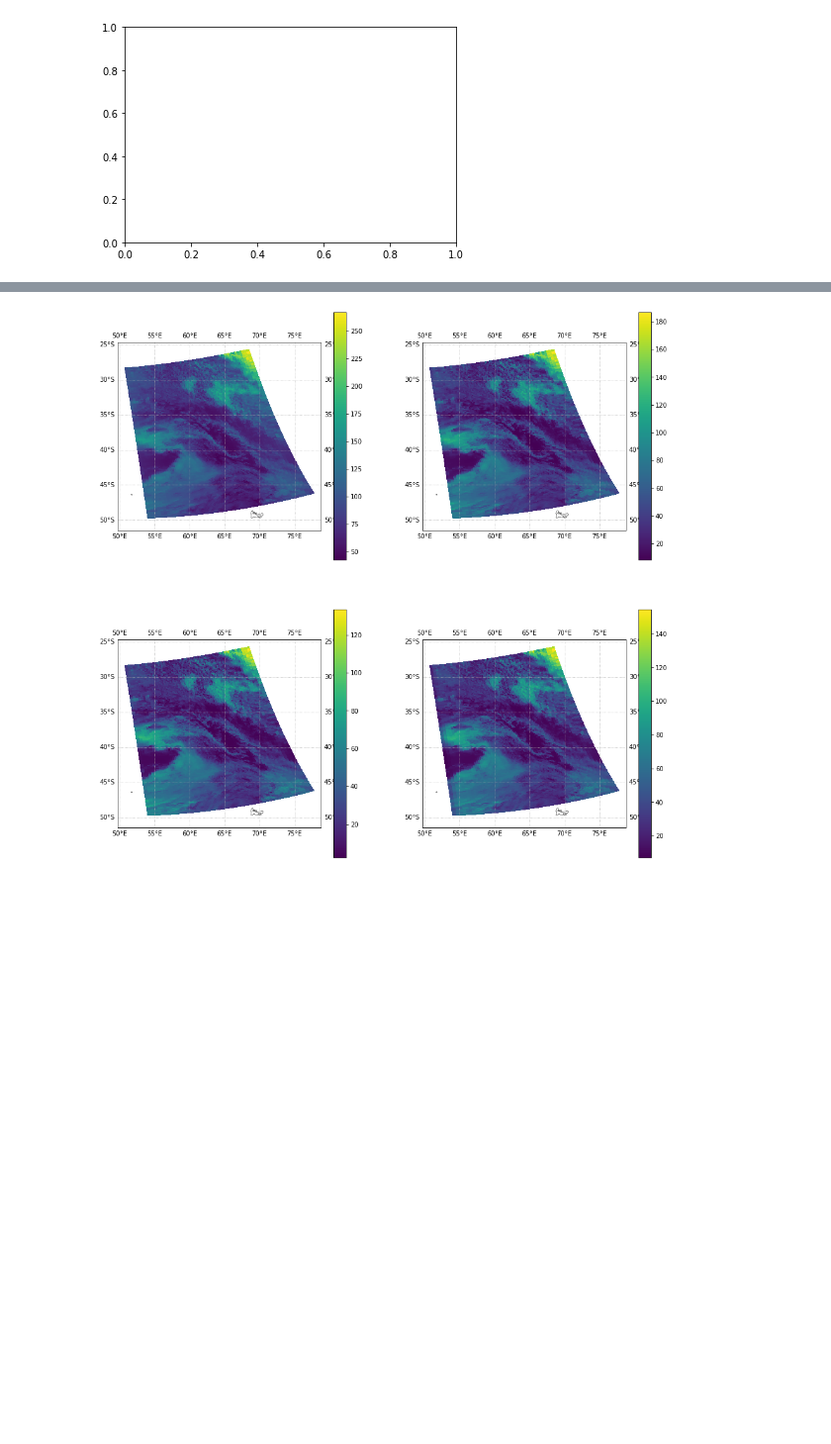
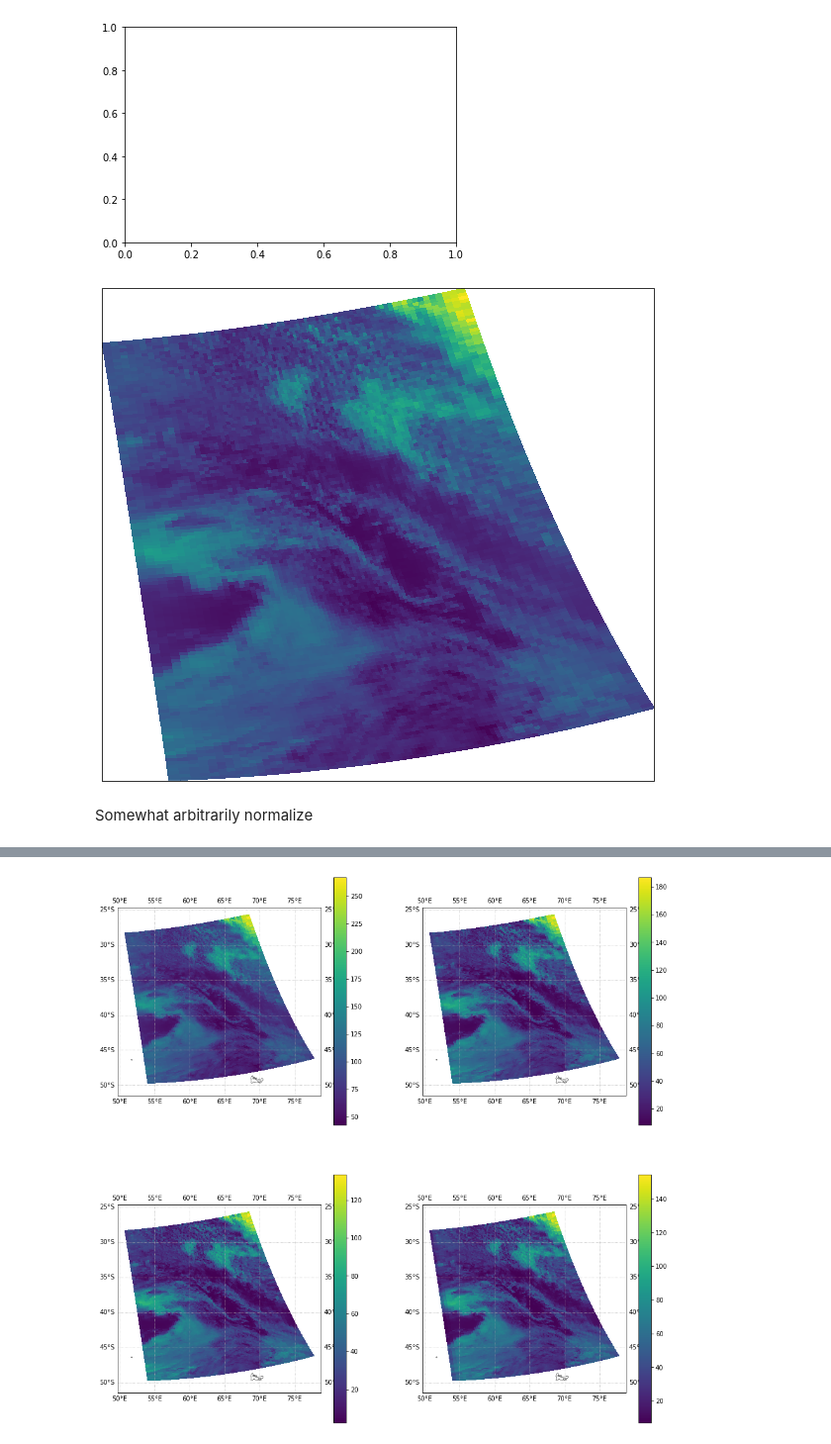
Before and after one commit to jshaw35/spectral_ice, a Jupyter notebook: hdf_airs/hdf_file_testing.ipynb, the cells around one changed output, grey strips where cells are left out. Shown at 99% size. Drawn from its saved outputs; the diff is of its cells as text; code cells hidden in the pictures; blank space fills up the shorter version.

```diff
--- a/hdf_airs/hdf_file_testing.ipynb
+++ b/hdf_airs/hdf_file_testing.ipynb
@@ -200,3 +187,25 @@ def plot_aop_refl(band_array,refl_extent,colorlimit=(0,1),ax=plt.gca(),title='',
     rotatexlabels = plt.setp(ax.get_xticklabels(),rotation=90); #rotate x tick labels 90 degrees
 # %% [output]
 [figure]
+# %%
+test = xr.DataArray(data=rads_sub,
+                   dims=['GeoTrack','GeoXTrack','channel'],
+                   coords=dict(
+                       lon=(['GeoTrack','GeoXTrack'],lons),
+                       lat=(['GeoTrack','GeoXTrack'],lats),
+                       channel=[1,2,3,4],
+                   ),
+                   attrs=dict(
+                       description="HDF to xarray test for AIRS level 1B",
+                       doop='doop',
+                   ),
+                )
+# %%
+fig,ax = plt.subplots(1,1,figsize=(10,10),subplot_kw={'projection':ccrs.PlateCarree()})
+
+im = ax.pcolor(test['lon'], test['lat'], test[:,:,0],
+         transform=ccrs.PlateCarree(),clim=(0,200))
+# %% [output]
+[figure, added]
+# %% [markdown]
+Somewhat arbitrarily normalize
```
Also changed, not shown: parts of 45 cells of this notebook.
